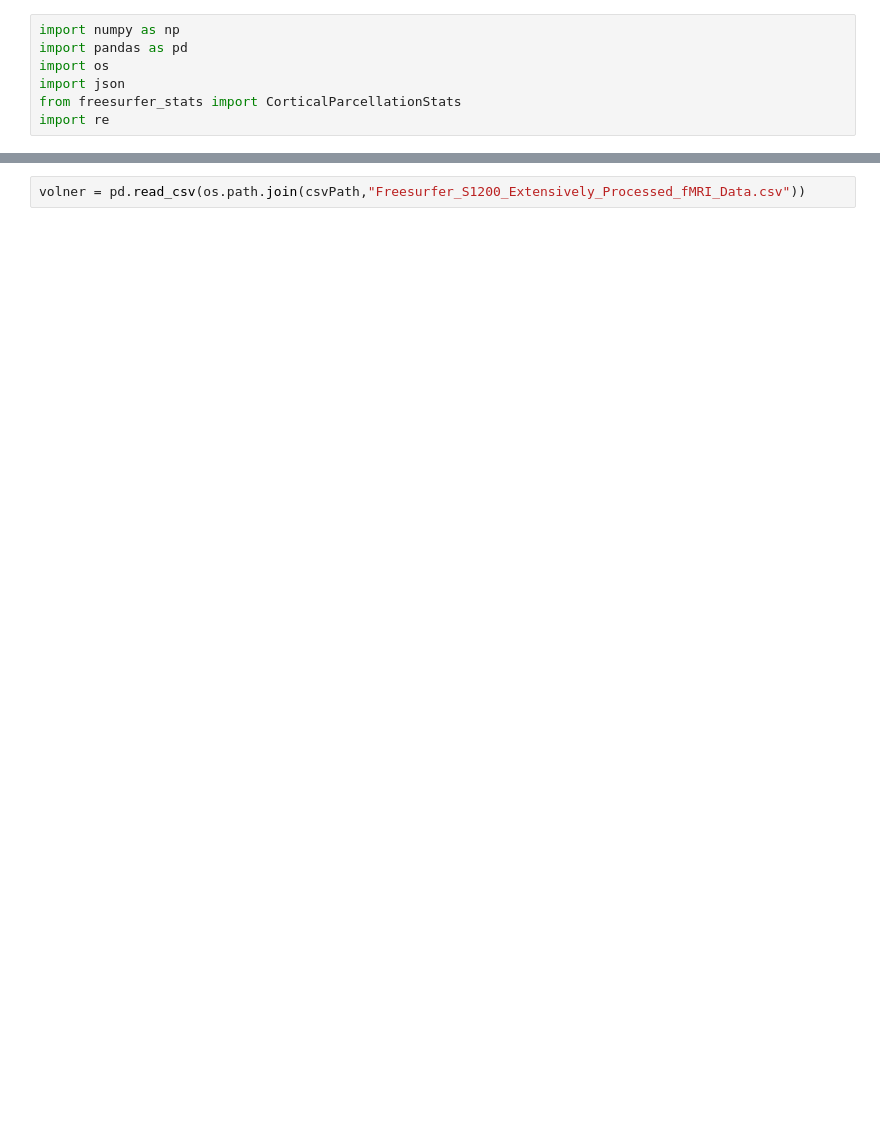
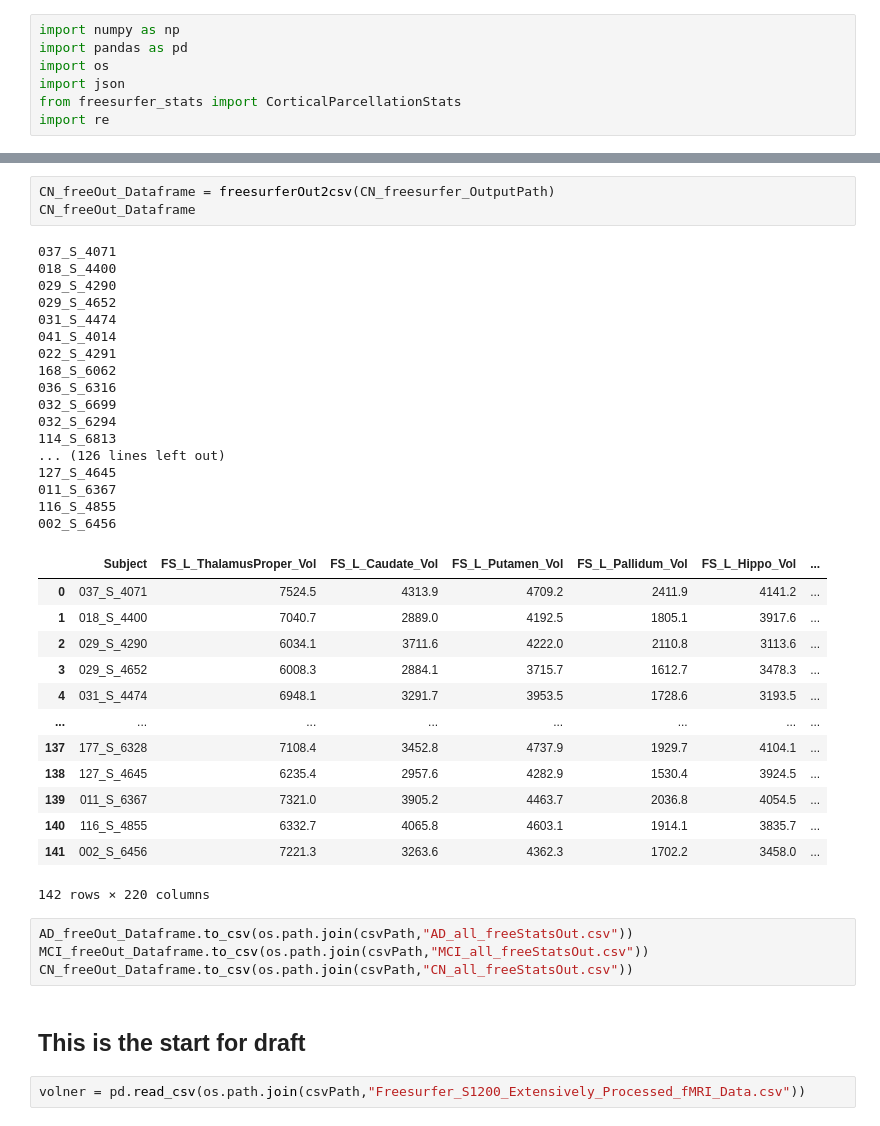
Before and after one commit to ulysses1881826/neuroScript, a Jupyter notebook: convertFreesurferOutput2CSV.ipynb, the cells around one changed output, grey strips where cells are left out. Drawn from its saved outputs; the diff is of its cells as text; blank space fills up the shorter version.

```diff
--- a/convertFreesurferOutput2CSV.ipynb
+++ b/convertFreesurferOutput2CSV.ipynb
@@ -11,2 +233,42 @@ freesurferOutputPath = "/home/ubuntu/Desktop/ADNI_MRI_Image/MCI_freesurfer_outpu
+# %%
+CN_freeOut_Dataframe = freesurferOut2csv(CN_freesurfer_OutputPath)
+CN_freeOut_Dataframe
+# %% [output]
+037_S_4071
+018_S_4400
+029_S_4290
+029_S_4652
+031_S_4474
+041_S_4014
+022_S_4291
+168_S_6062
+036_S_6316
+032_S_6699
+032_S_6294
+114_S_6813
+... (126 lines left out)
+127_S_4645
+011_S_6367
+116_S_4855
+002_S_6456
+|  | Subject | FS_L_ThalamusProper_Vol | FS_L_Caudate_Vol | FS_L_Putamen_Vol | FS_L_Pallidum_Vol | FS_L_Hippo_Vol | ... |
+| 0 | 037_S_4071 | 7524.5 | 4313.9 | 4709.2 | 2411.9 | 4141.2 | ... |
+| 1 | 018_S_4400 | 7040.7 | 2889.0 | 4192.5 | 1805.1 | 3917.6 | ... |
+| 2 | 029_S_4290 | 6034.1 | 3711.6 | 4222.0 | 2110.8 | 3113.6 | ... |
+| 3 | 029_S_4652 | 6008.3 | 2884.1 | 3715.7 | 1612.7 | 3478.3 | ... |
+| 4 | 031_S_4474 | 6948.1 | 3291.7 | 3953.5 | 1728.6 | 3193.5 | ... |
+| ... | ... | ... | ... | ... | ... | ... | ... |
+| 137 | 177_S_6328 | 7108.4 | 3452.8 | 4737.9 | 1929.7 | 4104.1 | ... |
+| 138 | 127_S_4645 | 6235.4 | 2957.6 | 4282.9 | 1530.4 | 3924.5 | ... |
+| 139 | 011_S_6367 | 7321.0 | 3905.2 | 4463.7 | 2036.8 | 4054.5 | ... |
+| 140 | 116_S_4855 | 6332.7 | 4065.8 | 4603.1 | 1914.1 | 3835.7 | ... |
+| 141 | 002_S_6456 | 7221.3 | 3263.6 | 4362.3 | 1702.2 | 3458.0 | ... |
+142 rows × 220 columns
+# %%
+AD_freeOut_Dataframe.to_csv(os.path.join(csvPath,"AD_all_freeStatsOut.csv"))
+MCI_freeOut_Dataframe.to_csv(os.path.join(csvPath,"MCI_all_freeStatsOut.csv"))
+CN_freeOut_Dataframe.to_csv(os.path.join(csvPath,"CN_all_freeStatsOut.csv"))
+# %% [markdown]
+## This is the start for draft
 # %%
 volner = pd.read_csv(os.path.join(csvPath,"Freesurfer_S1200_Extensively_Processed_fMRI_Data.csv"))
```
Also changed, not shown: parts of 7 cells of this notebook, 6 other files.
